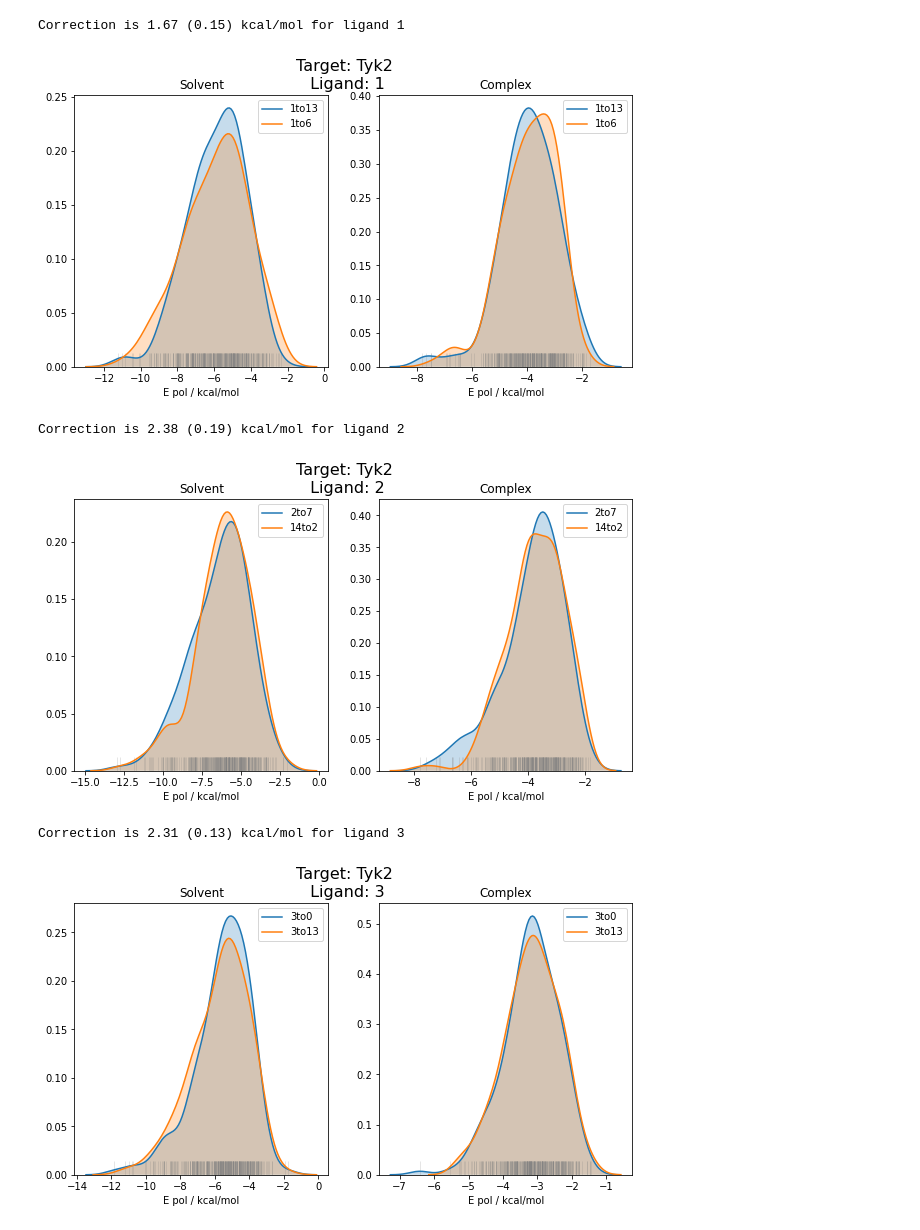
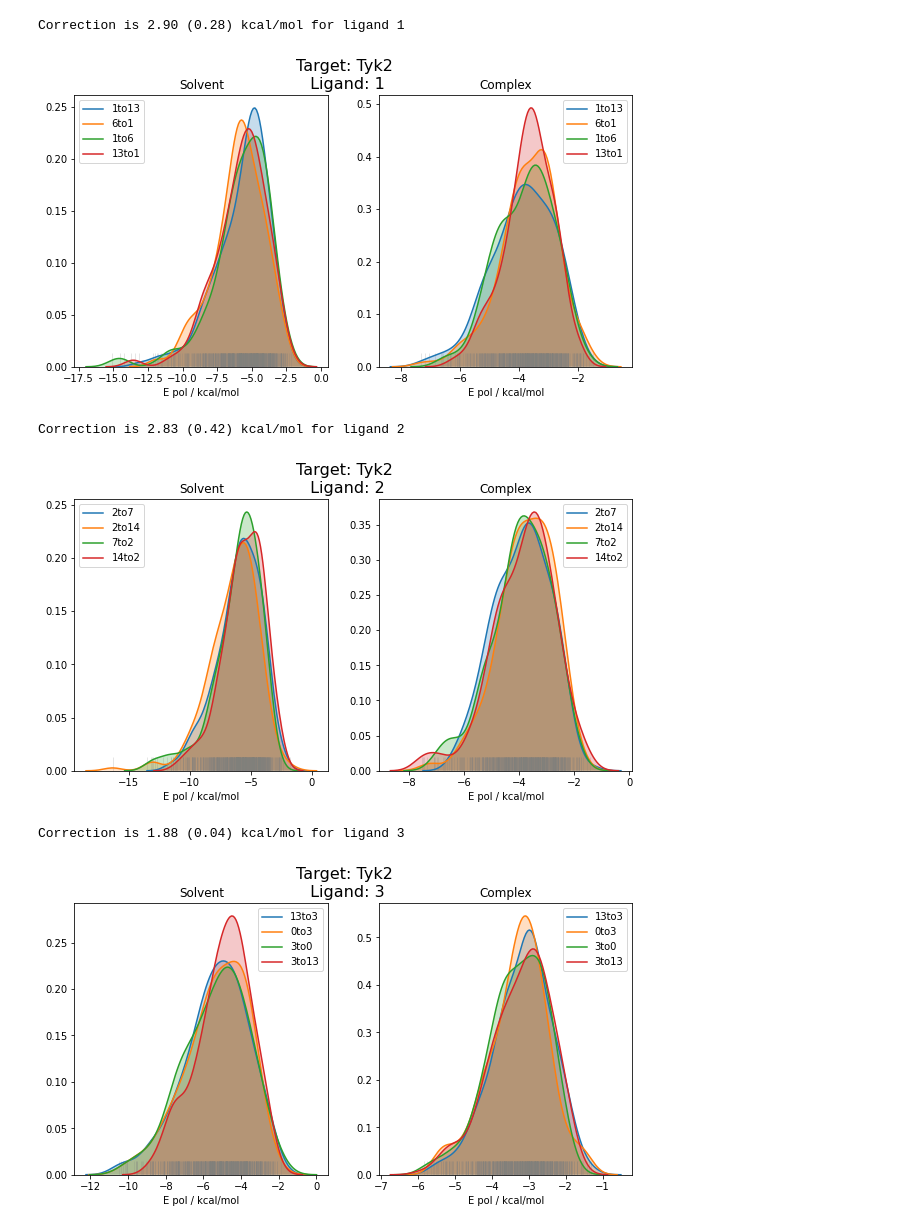
Before and after one commit to hannahbrucemacdonald/polarisation_endstates, a Jupyter notebook: scripts/PolAnalysis_new.ipynb, the cells around one changed output. Cells and saved outputs as stored; diff of their text form; code cells hidden in the pictures.

```diff
--- a/scripts/PolAnalysis_new.ipynb
+++ b/scripts/PolAnalysis_new.ipynb
@@ -24,7 +24,7 @@ all_corrections = {x: {} for x in systems}
 all_mm = {x: [] for x in systems}
 new_results = {x: {} for x in systems}
 n_bootstrap = 10
-folders = ['off100']
+folders = ['off120']
 
 
 for c, target in enumerate(systems):
@@ -108,6 +108,6 @@ Correction is 2.11 (0.10) kcal/mol for ligand 0
-Correction is 1.67 (0.15) kcal/mol for ligand 1
+Correction is 2.90 (0.28) kcal/mol for ligand 1
-[figure, old version]
+[figure, new version]
-Correction is 2.38 (0.19) kcal/mol for ligand 2
+Correction is 2.83 (0.42) kcal/mol for ligand 2
-[figure, old version]
+[figure, new version]
-Correction is 2.31 (0.13) kcal/mol for ligand 3
+Correction is 1.88 (0.04) kcal/mol for ligand 3
-[figure, old version]
+[figure, new version]
```
Also changed, not shown: parts of 5 cells of this notebook.
